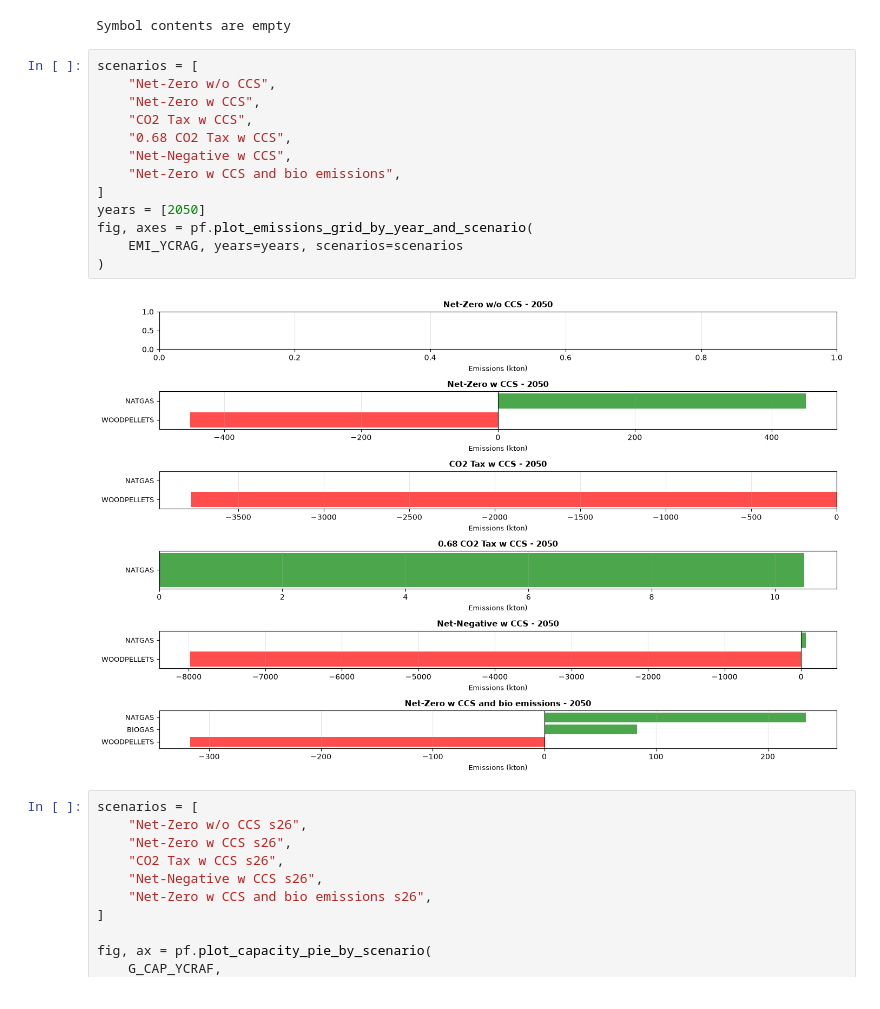
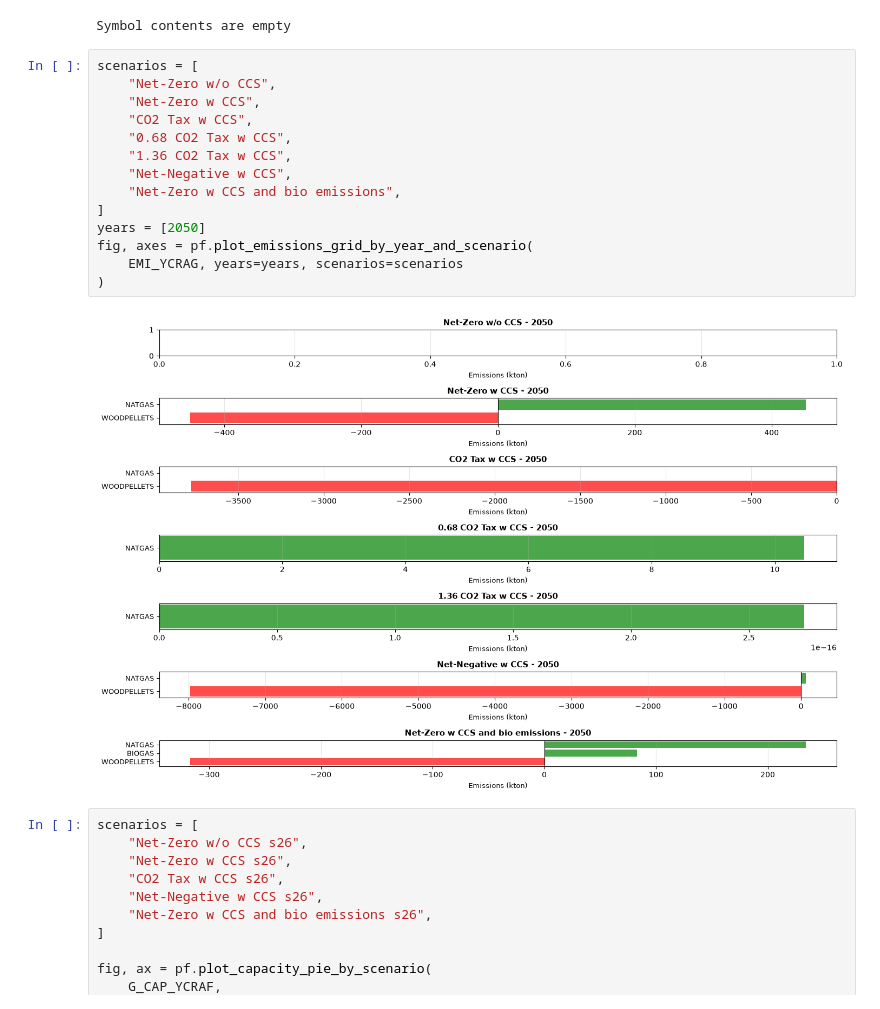
Before and after one commit to mariajosseu/ccs_balmorel_project, a Jupyter notebook: examples/PostProcessing.ipynb, the cells around one changed output. Cells and saved outputs as stored; diff of their text form.

```diff
--- a/examples/PostProcessing.ipynb
+++ b/examples/PostProcessing.ipynb
@@ -93,18 +94,19 @@ Symbol contents are empty
 # %%
 scenarios = [
     "Net-Zero w/o CCS",
     "Net-Zero w CCS",
     "CO2 Tax w CCS",
     "0.68 CO2 Tax w CCS",
+    "1.36 CO2 Tax w CCS",
     "Net-Negative w CCS",
     "Net-Zero w CCS and bio emissions",
 ]
 years = [2050]
 fig, axes = pf.plot_emissions_grid_by_year_and_scenario(
     EMI_YCRAG, years=years, scenarios=scenarios
 )
 # %% [output]
-[figure, old version]
+[figure, new version]
 # %%
 scenarios = [
     "Net-Zero w/o CCS s26",
```
Also changed, not shown: parts of 6 cells of this notebook, 24 other files.
